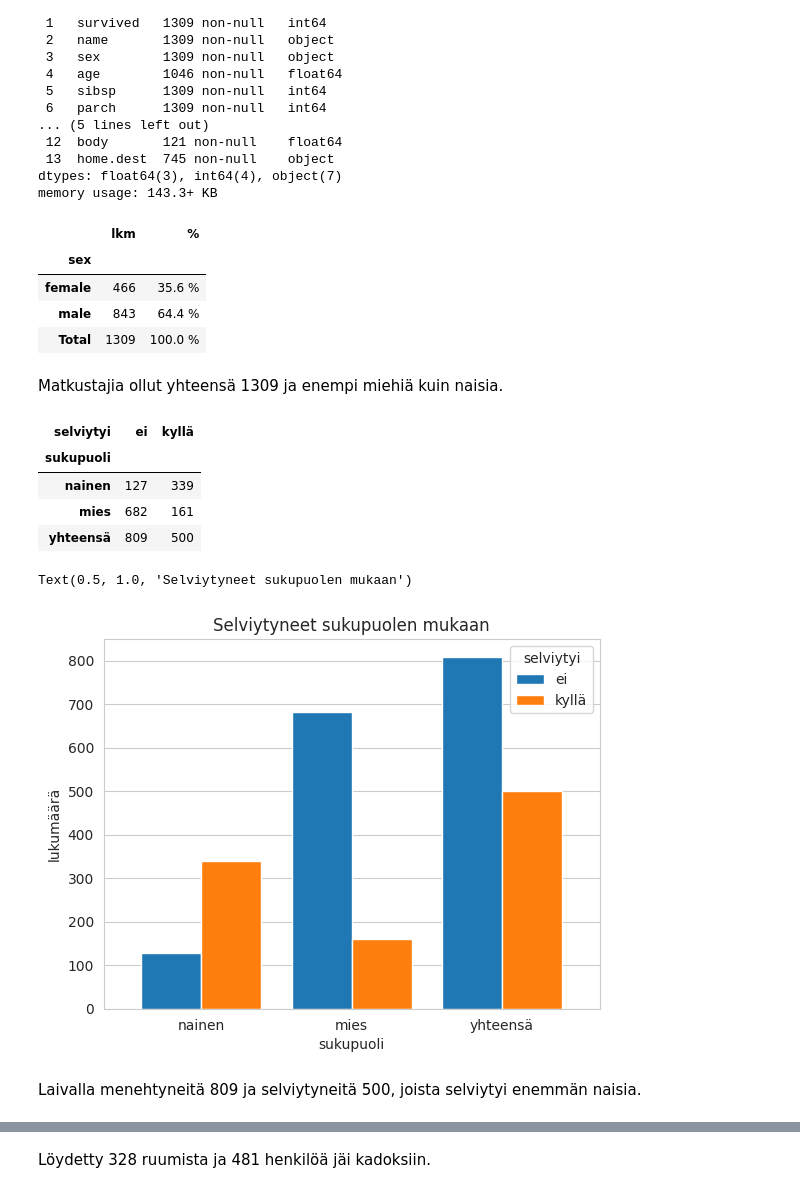
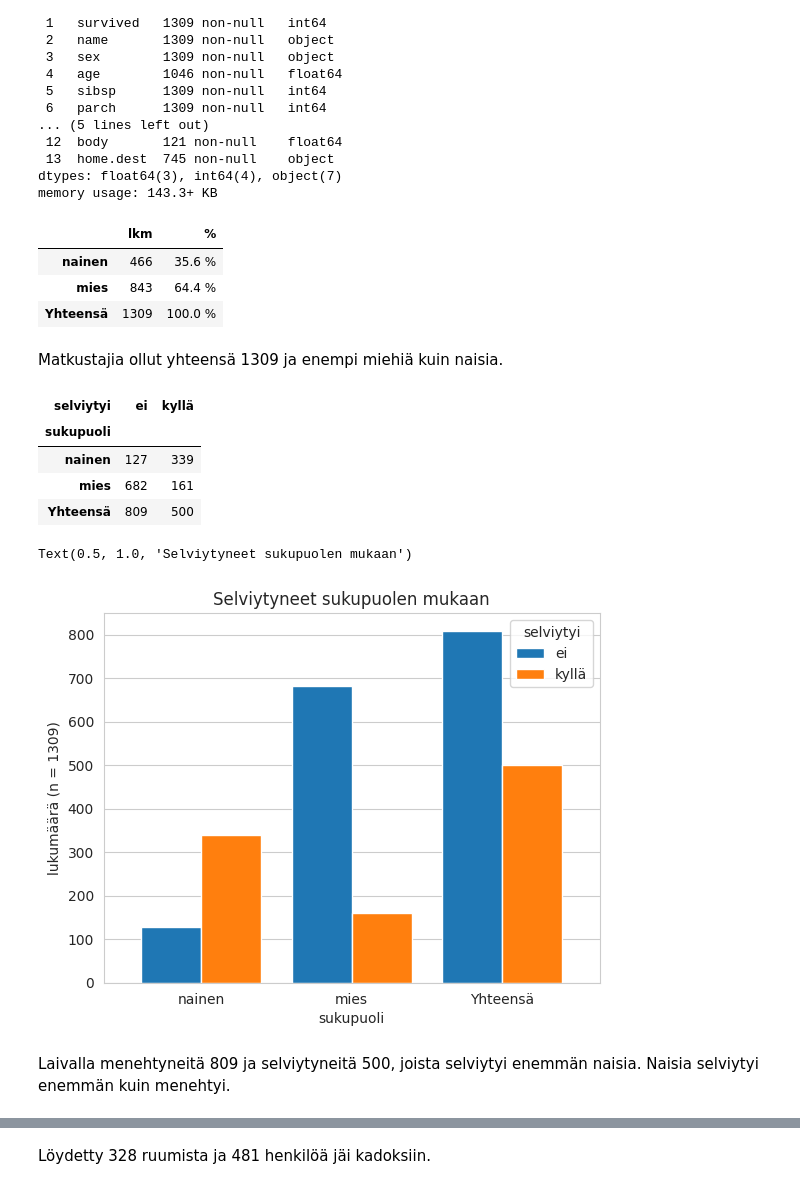
Before and after one commit to JennyMyy/Data-analytiikka, a Jupyter notebook: Titanic.ipynb, the cells around one changed output, grey strips where cells are left out. Cells and saved outputs as stored; diff of their text form; code cells hidden in the pictures.

```diff
--- a/Titanic.ipynb
+++ b/Titanic.ipynb
@@ -67,52 +67,53 @@ memory usage: 143.3+ KB
 ## Sukupuolijakauma
 df1 = pd.crosstab(df['sex'], 'lkm')
 df1.columns.name = ''
+sukupuoli = ['nainen', 'mies']
+df1.index = sukupuoli
 n = df1['lkm'].sum()
 df1['%'] = df1['lkm']/n*100
-df1.loc['Total'] = df1.sum()
+df1.loc['Yhteensä'] = df1.sum()
 
 # decimaalien muotoilu
 df1.style.format(format)
 # %% [output]
 |  | lkm | % |
-| sex |  |  |
-| female | 466 | 35.6 % |
-| male | 843 | 64.4 % |
-| Total | 1309 | 100.0 % |
+| nainen | 466 | 35.6 % |
+| mies | 843 | 64.4 % |
+| Yhteensä | 1309 | 100.0 % |
 # %% [markdown]
 Matkustajia ollut yhteensä 1309 ja enempi miehiä kuin naisia.
 # %%
 # sukupuoli jakauma selviytyneet ja menehtyneet
 df1 = pd.crosstab(df['sex'], df['survived'])
 selviytyneet = ['ei', 'kyllä']
-sukupuoli = ['nainen', 'mies']
+
 
 df1.columns = selviytyneet
 df1.columns.name = 'selviytyi'
 df1.index= sukupuoli
 df1.index.name = 'sukupuoli'
 
-df1.loc['yhteensä'] = df1.sum()
+df1.loc['Yhteensä'] = df1.sum()
 df1
 # %% [output]
 | selviytyi | ei | kyllä |
 | sukupuoli |  |  |
 | nainen | 127 | 339 |
 | mies | 682 | 161 |
-| yhteensä | 809 | 500 |
+| Yhteensä | 809 | 500 |
 # %%
 # Ristiintaulukointi pylväinä
 df1.plot(kind='bar', width=0.8, rot=0)
 
-plt.ylabel('lukumäärä')
+plt.ylabel(f'lukumäärä (n = {df["sex"].count()})')
 plt.grid(axis='x')
 
 plt.title('Selviytyneet sukupuolen mukaan')
 # %% [output]
 Text(0.5, 1.0, 'Selviytyneet sukupuolen mukaan')
-[figure, old version]
+[figure, new version]
 # %% [markdown]
-Laivalla menehtyneitä 809 ja selviytyneitä 500, joista selviytyi enemmän naisia.
+ Laivalla menehtyneitä 809 ja selviytyneitä 500, joista selviytyi enemmän naisia. Naisia selviytyi enemmän kuin menehtyi.
 # %%
 # Katsotaan kuinka monta ruumista on löydetty
 
```
Also changed, not shown: parts of 16 cells of this notebook.
